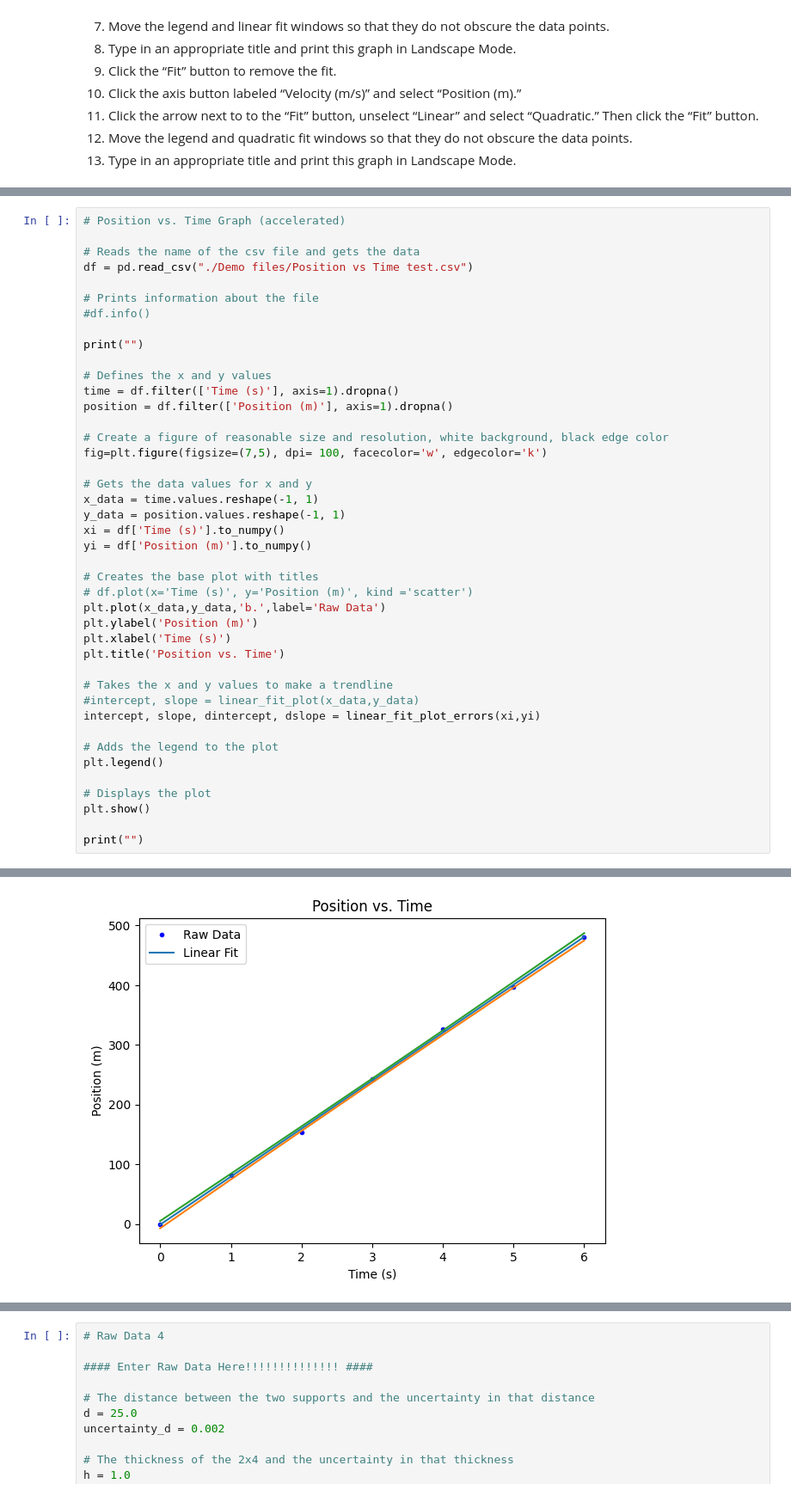
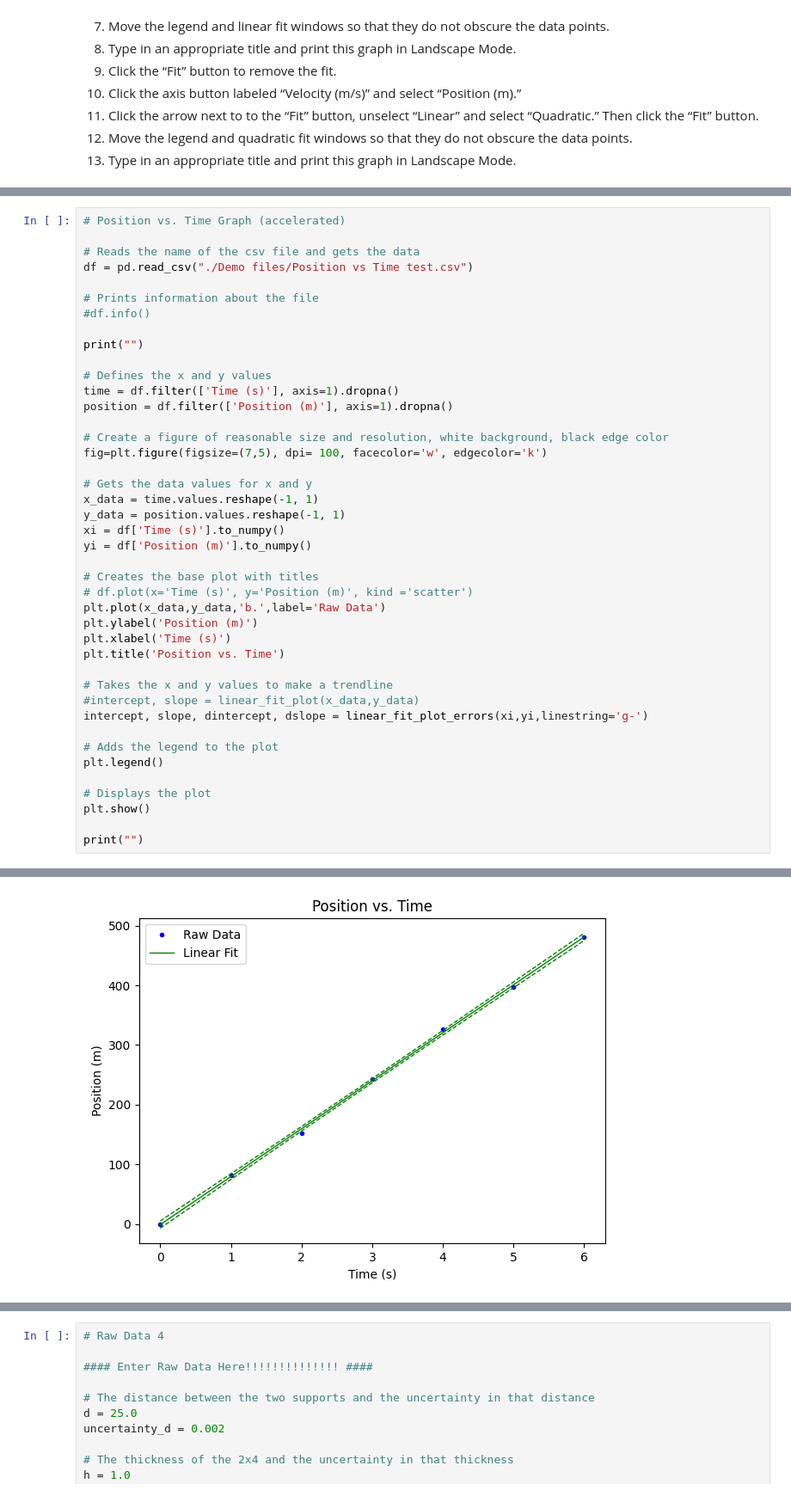
Before and after one commit to nmack21/PhysicsLabs, a Jupyter notebook: PHYS201/PHYS201L2-1.ipynb, the cells around one changed output, grey strips where cells are left out. Shown: that part at 86% size. Cells and saved outputs as stored; diff of their text form.

```diff
--- a/PHYS201/PHYS201L2-1.ipynb
+++ b/PHYS201/PHYS201L2-1.ipynb
@@ -543,7 +546,7 @@ plt.title('Position vs. Time')
 
 # Takes the x and y values to make a trendline
 #intercept, slope = linear_fit_plot(x_data,y_data)
-intercept, slope, dintercept, dslope = linear_fit_plot_errors(xi,yi)
+intercept, slope, dintercept, dslope = linear_fit_plot_errors(xi,yi,linestring='g-')
 
 # Adds the legend to the plot
 plt.legend()
@@ -563,4 +566,4 @@ Final Result: y = (80.32 +/- 0.87) x + (-0.82 +/- 3.14)
-[figure, old version]
+[figure, new version]
 # %%
 # Velocity vs. Time Graph (Accelerated Motion)
 
```
Also changed, not shown: parts of 5 cells of this notebook, 2 other files.
